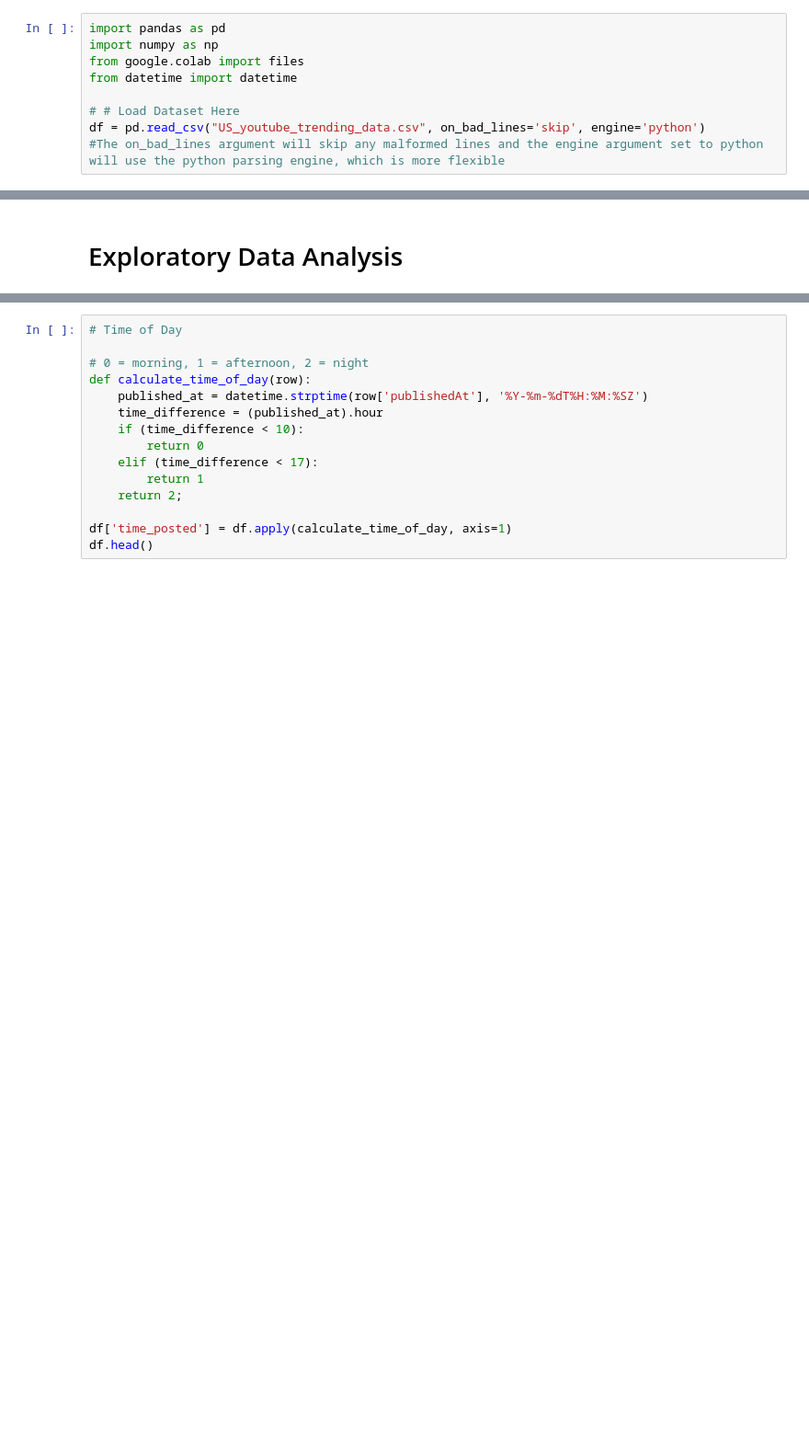
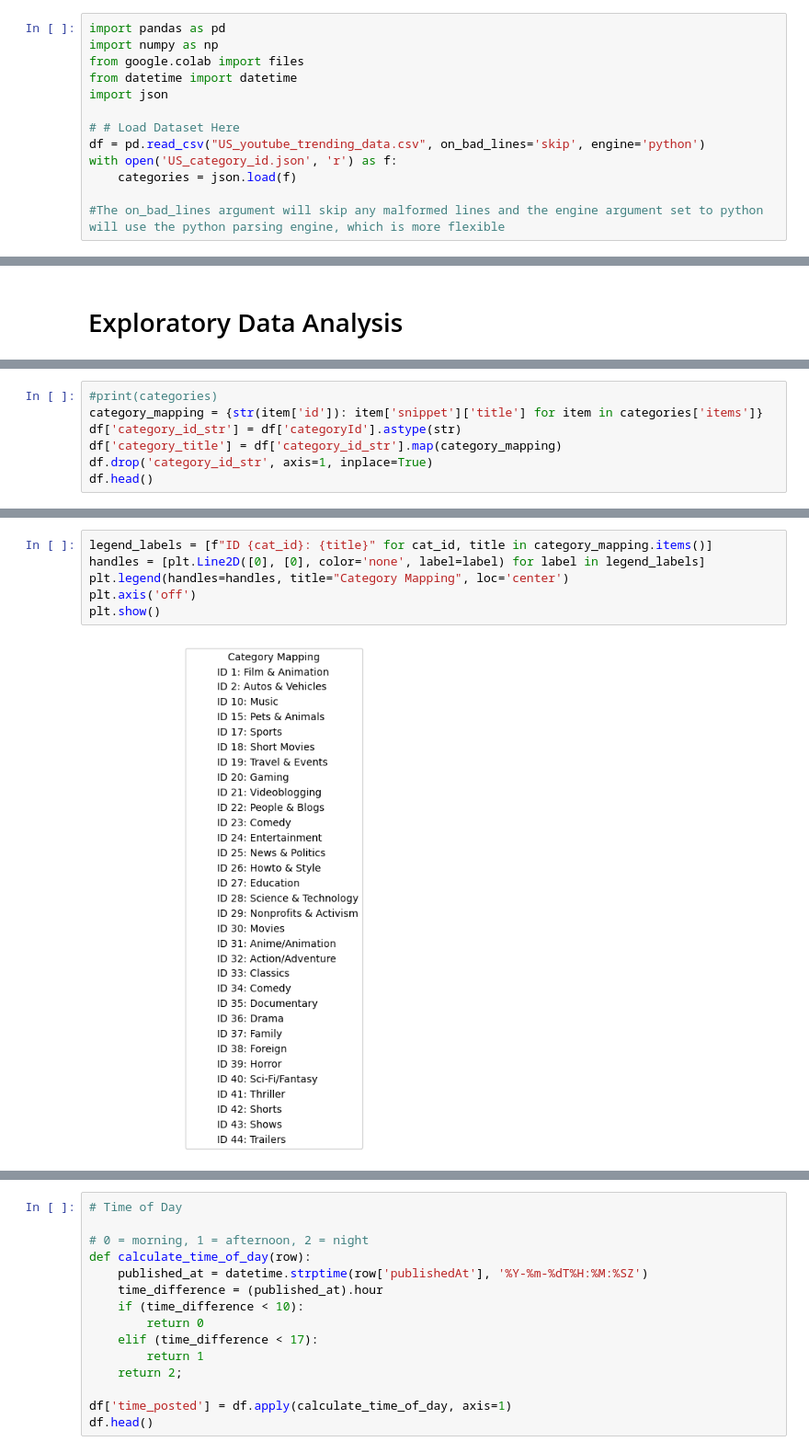
Before and after one commit to ai-studio-google-3a/youtube-video-virality-prediction, a Jupyter notebook: YouTube_Video_Virality_Prediction.ipynb, the cells around one changed output, grey strips where cells are left out. Shown at 92% size. Cells and saved outputs as stored; diff of their text form; blank space fills up the shorter version.

```diff
--- a/YouTube_Video_Virality_Prediction.ipynb
+++ b/YouTube_Video_Virality_Prediction.ipynb
@@ -9,7 +9,11 @@ import pandas as pd
 import numpy as np
 from google.colab import files
 from datetime import datetime
+import json
 
 # # Load Dataset Here
 df = pd.read_csv("US_youtube_trending_data.csv", on_bad_lines='skip', engine='python')
+with open('US_category_id.json', 'r') as f:
+    categories = json.load(f)
+
 #The on_bad_lines argument will skip any malformed lines and the engine argument set to python will use the python parsing engine, which is more flexible
@@ -45,0 +73,7 @@ df.head()
+# %%
+#print(categories)
+category_mapping = {str(item['id']): item['snippet']['title'] for item in categories['items']}
+df['category_id_str'] = df['categoryId'].astype(str)
+df['category_title'] = df['category_id_str'].map(category_mapping)
+df.drop('category_id_str', axis=1, inplace=True)
+df.head()
@@ -46,3 +87,11 @@ df.head()
+# %%
+legend_labels = [f"ID {cat_id}: {title}" for cat_id, title in category_mapping.items()]
+handles = [plt.Line2D([0], [0], color='none', label=label) for label in legend_labels]
+plt.legend(handles=handles, title="Category Mapping", loc='center')
+plt.axis('off')
+plt.show()
+# %% [output]
+[figure, added]
 # %%
 # categoryId vs view_count
 
```
Also changed, not shown: parts of 14 cells of this notebook.
